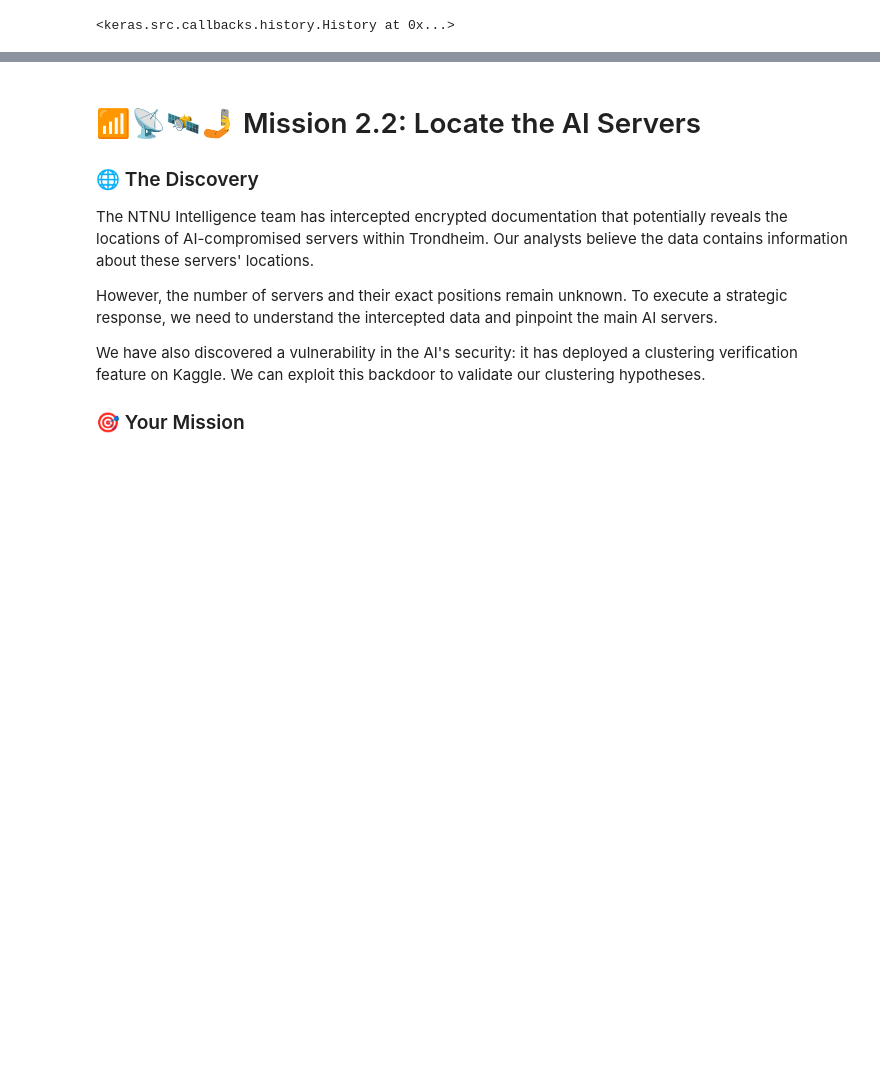
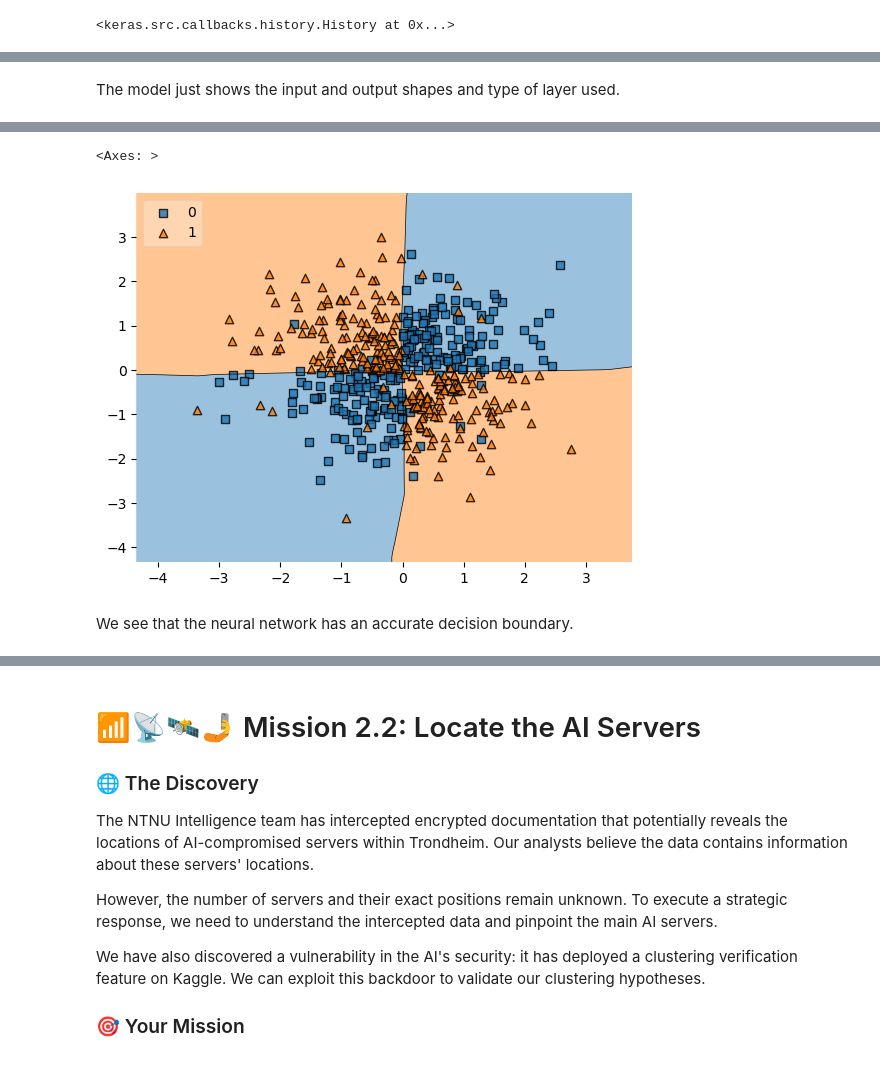
Before and after one commit to MKMC1/TDT4172, a Jupyter notebook: Assignment2_blueprint/Chapter_2.ipynb, the cells around one changed output, grey strips where cells are left out. Cells and saved outputs as stored; diff of their text form; code cells hidden in the pictures; blank space fills up the shorter version.

```diff
--- a/Assignment2_blueprint/Chapter_2.ipynb
+++ b/Assignment2_blueprint/Chapter_2.ipynb
@@ -131,0 +259,7 @@ print(np.mean(y_test.astype(int) == y_pred))
+# %% [markdown]
+The model just shows the input and output shapes and type of layer used.
+# %%
+from mlxtend.plotting import plot_decision_regions
+y_train = y_train.astype(np.int_)
+plot_decision_regions(X=X_train.to_numpy(), y=y_train.to_numpy().reshape(-1), clf=model, legend=2)
+# %% [output]
@@ -131,0 +267,4 @@ print(np.mean(y_test.astype(int) == y_pred))
+<Axes: >
+[figure, added]
+# %% [markdown]
+We see that the neural network has an accurate decision boundary.
```
Also changed, not shown: parts of 36 cells of this notebook.
